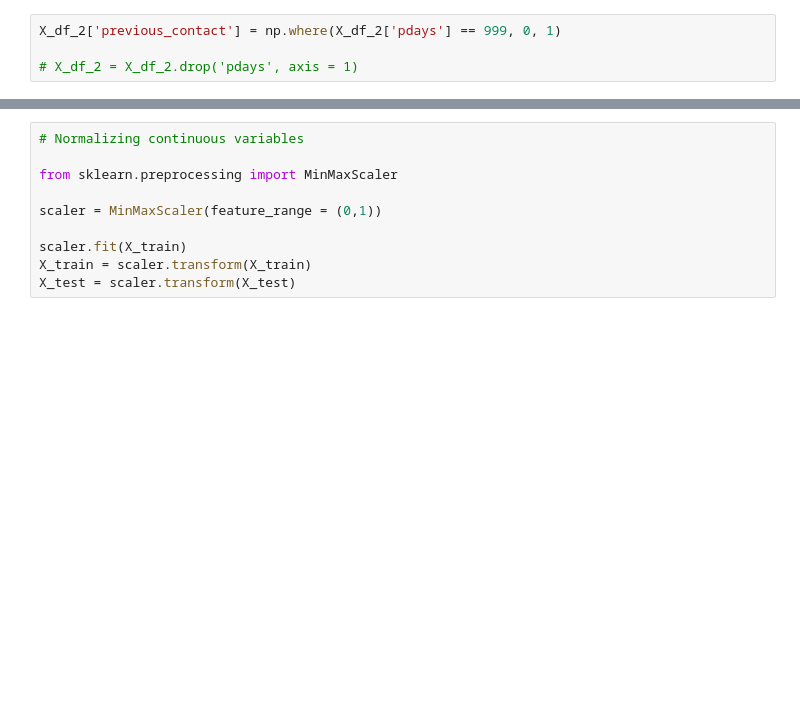
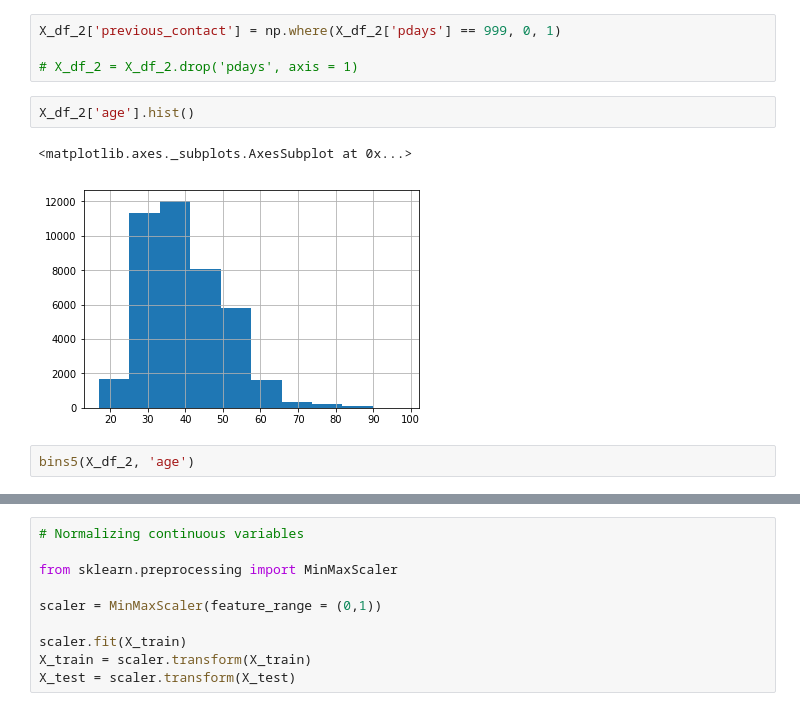
Before and after one commit to finnqiao/bank-logistic, a Jupyter notebook: bank-logistic-v1.ipynb, the cells around one changed output, grey strips where cells are left out. Saved outputs shown, nothing was run; the diff lists cells and outputs as text; blank space fills up the shorter version.

```diff
--- a/bank-logistic-v1.ipynb
+++ b/bank-logistic-v1.ipynb
@@ -232,3 +232,10 @@ X_df_2[(X_df_2['previous'] == 0) & (X_df_2['pdays'] != 999)]
 X_df_2['previous_contact'] = np.where(X_df_2['pdays'] == 999, 0, 1)
 
 # X_df_2 = X_df_2.drop('pdays', axis = 1)
+# %%
+X_df_2['age'].hist()
+# %% [output]
+<matplotlib.axes._subplots.AxesSubplot at 0x...>
+[figure, added]
+# %%
+bins5(X_df_2, 'age')
```
Also changed, not shown: parts of 15 cells of this notebook, 1 other file.
